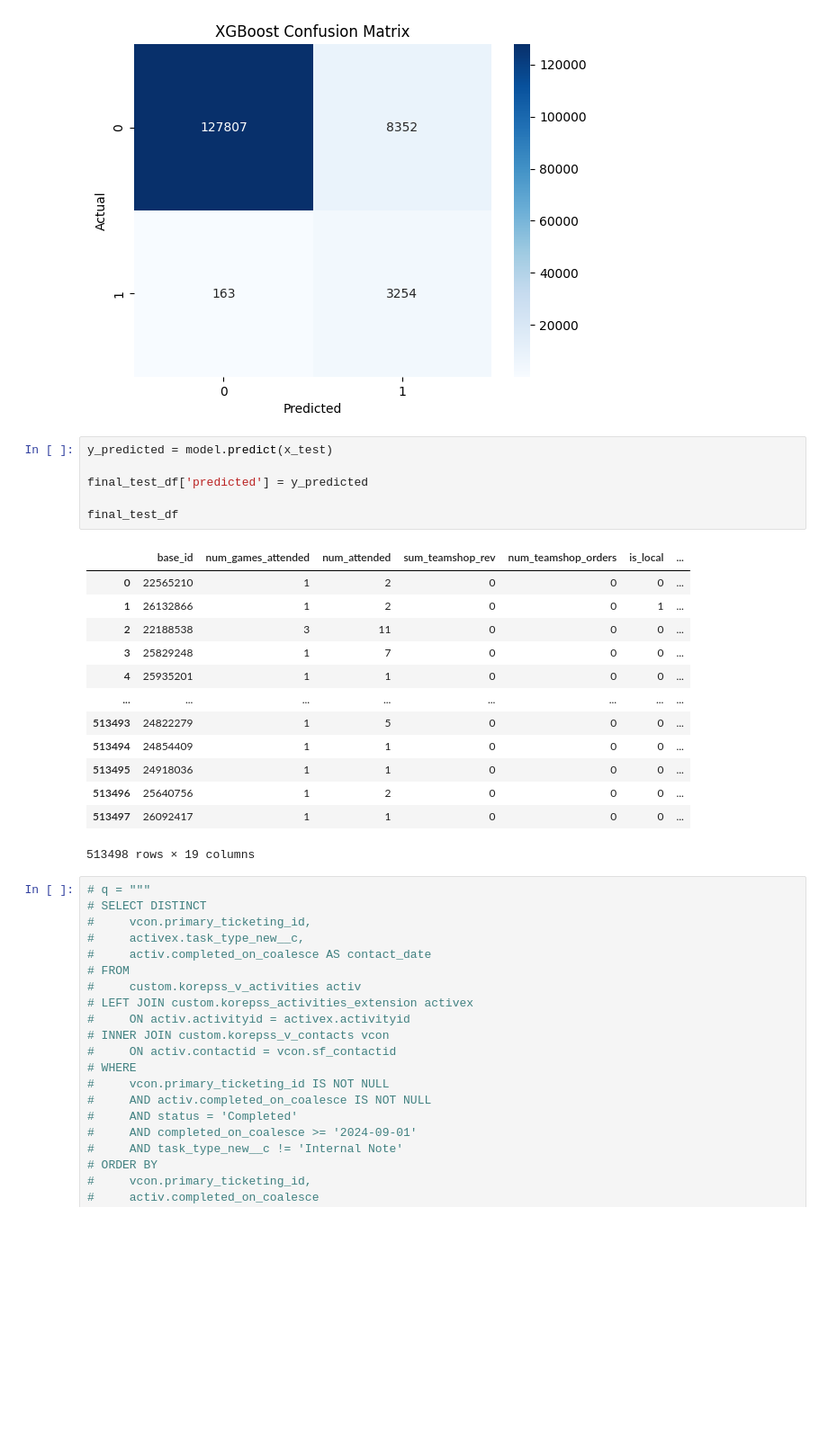
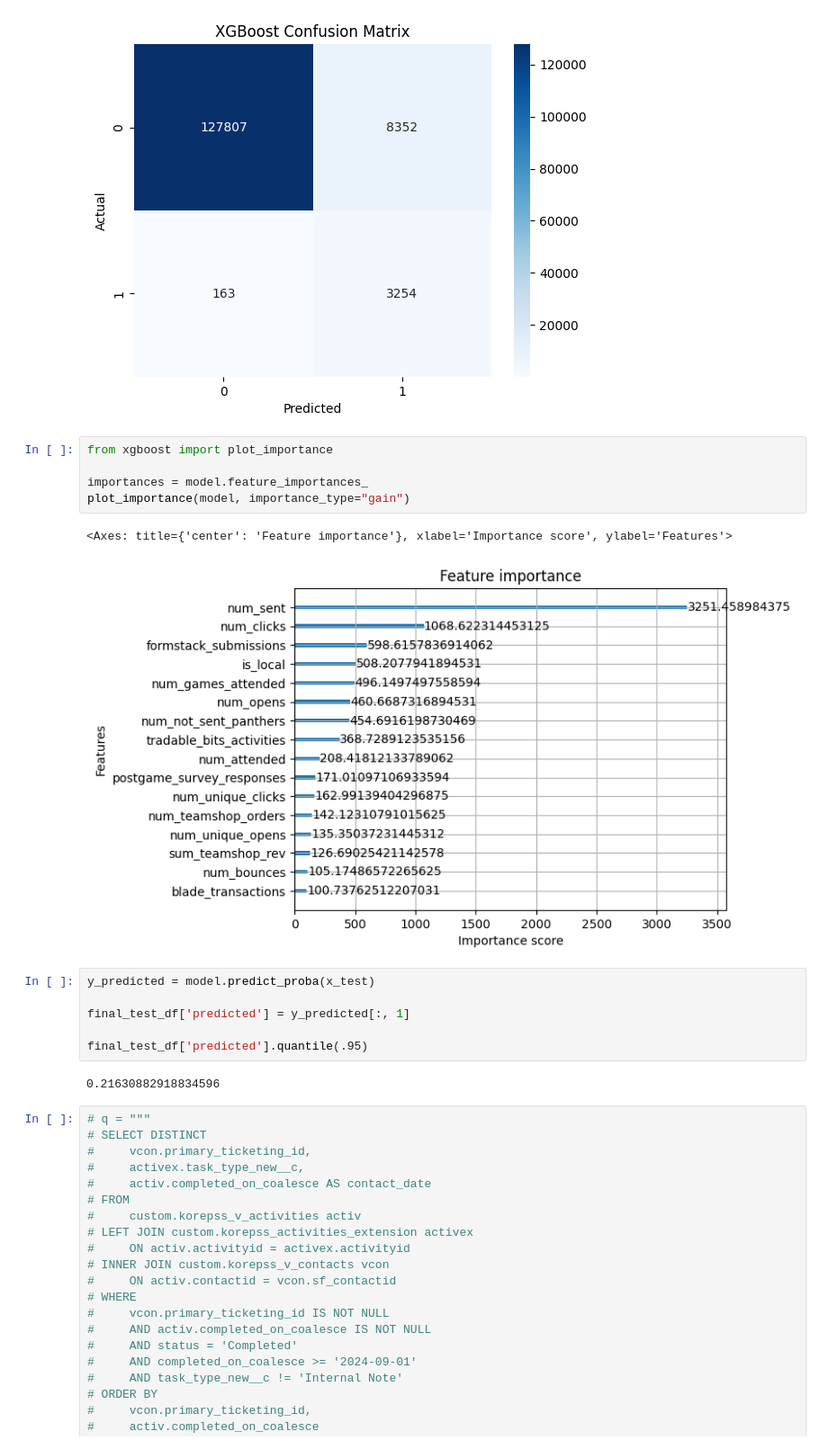
Before and after one commit to riffere-fla/pandas_party, a Jupyter notebook: lead_scoring.ipynb, the cells around one changed output. Shown at 90% size. Drawn from its saved outputs; the diff is of its cells as text; blank space fills up the shorter version.

```diff
--- a/lead_scoring.ipynb
+++ b/lead_scoring.ipynb
@@ -962,26 +962,22 @@ plt.show()
 # %% [output]
 score: 0.9389938098240385
 [figure]
+# %%
+from xgboost import plot_importance
+
+importances = model.feature_importances_
+plot_importance(model, importance_type="gain")
+# %% [output]
+<Axes: title={'center': 'Feature importance'}, xlabel='Importance score', ylabel='Features'>
+[figure, added]
 # %%
-y_predicted = model.predict(x_test)
+y_predicted = model.predict_proba(x_test)
 
-final_test_df['predicted'] = y_predicted
+final_test_df['predicted'] = y_predicted[:, 1]
 
-final_test_df
+final_test_df['predicted'].quantile(.95)
 # %% [output]
-|  | base_id | num_games_attended | num_attended | sum_teamshop_rev | num_teamshop_orders | is_local | ... |
-| 0 | 22565210 | 1 | 2 | 0 | 0 | 0 | ... |
-| 1 | 26132866 | 1 | 2 | 0 | 0 | 1 | ... |
-| 2 | 22188538 | 3 | 11 | 0 | 0 | 0 | ... |
-| 3 | 25829248 | 1 | 7 | 0 | 0 | 0 | ... |
-| 4 | 25935201 | 1 | 1 | 0 | 0 | 0 | ... |
-| ... | ... | ... | ... | ... | ... | ... | ... |
-| 513493 | 24822279 | 1 | 5 | 0 | 0 | 0 | ... |
-| 513494 | 24854409 | 1 | 1 | 0 | 0 | 0 | ... |
-| 513495 | 24918036 | 1 | 1 | 0 | 0 | 0 | ... |
-| 513496 | 25640756 | 1 | 2 | 0 | 0 | 0 | ... |
-| 513497 | 26092417 | 1 | 1 | 0 | 0 | 0 | ... |
-513498 rows × 19 columns
+0.21630882918834596
 # %%
 # q = """
 # SELECT DISTINCT
```
